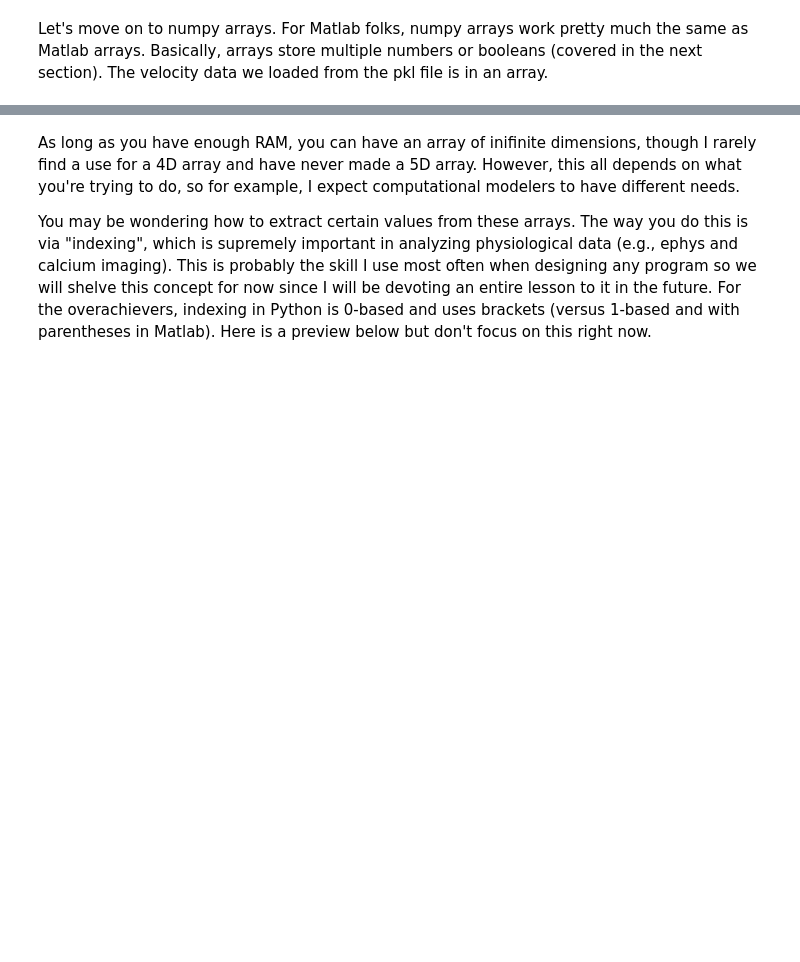
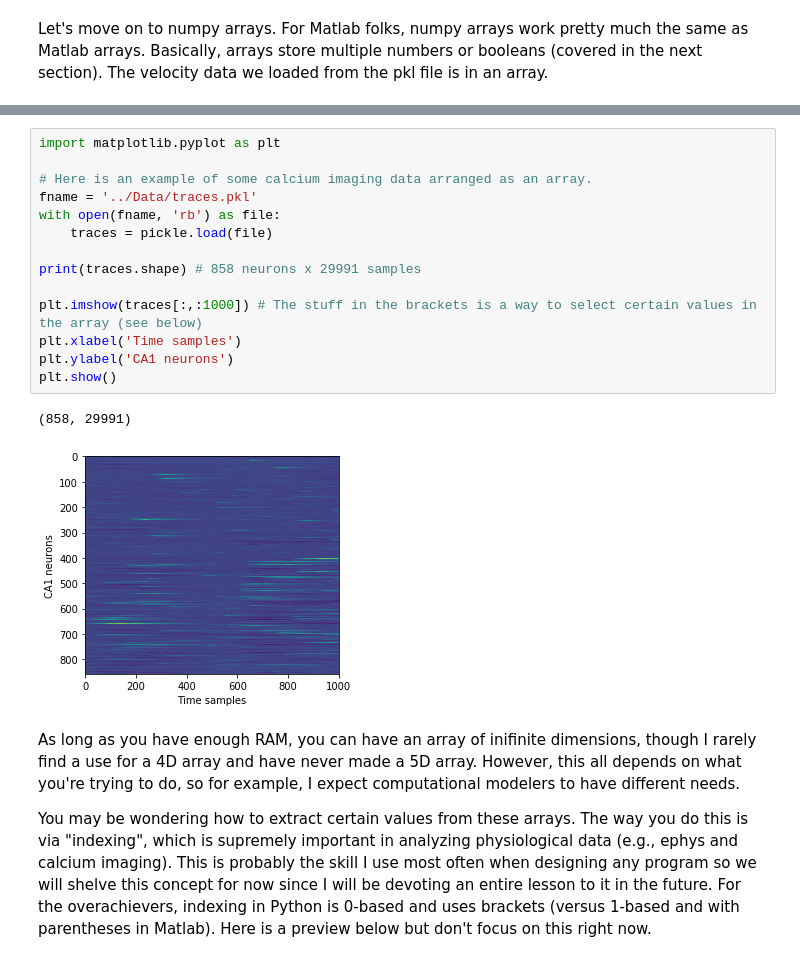
Before and after one commit to wmau/PythonForNeuro, a Jupyter notebook: IPython Notebooks/L2_Lists, Conditionals.ipynb, the cells around one changed output, grey strips where cells are left out. Drawn from its saved outputs; the diff is of its cells as text; blank space fills up the shorter version.

```diff
--- a/IPython Notebooks/L2_Lists, Conditionals.ipynb
+++ b/IPython Notebooks/L2_Lists, Conditionals.ipynb
@@ -161,3 +124,20 @@ Whole array:
+# %%
+import matplotlib.pyplot as plt
+
+# Here is an example of some calcium imaging data arranged as an array.
+fname = '../Data/traces.pkl'
+with open(fname, 'rb') as file:
+    traces = pickle.load(file)
+
+print(traces.shape) # 858 neurons x 29991 samples
+
+plt.imshow(traces[:,:1000]) # The stuff in the brackets is a way to select certain values in the array (see below)
+plt.xlabel('Time samples')
+plt.ylabel('CA1 neurons')
+plt.show()
+# %% [output]
+(858, 29991)
+[figure, added]
 # %% [markdown]
 As long as you have enough RAM, you can have an array of inifinite dimensions, though I rarely find a use for a 4D array and have never made a 5D array. However, this all depends on what you're trying to do, so for example, I expect computational modelers to have different needs.
 
```
Also changed, not shown: parts of 45 cells of this notebook, 1 other file.
